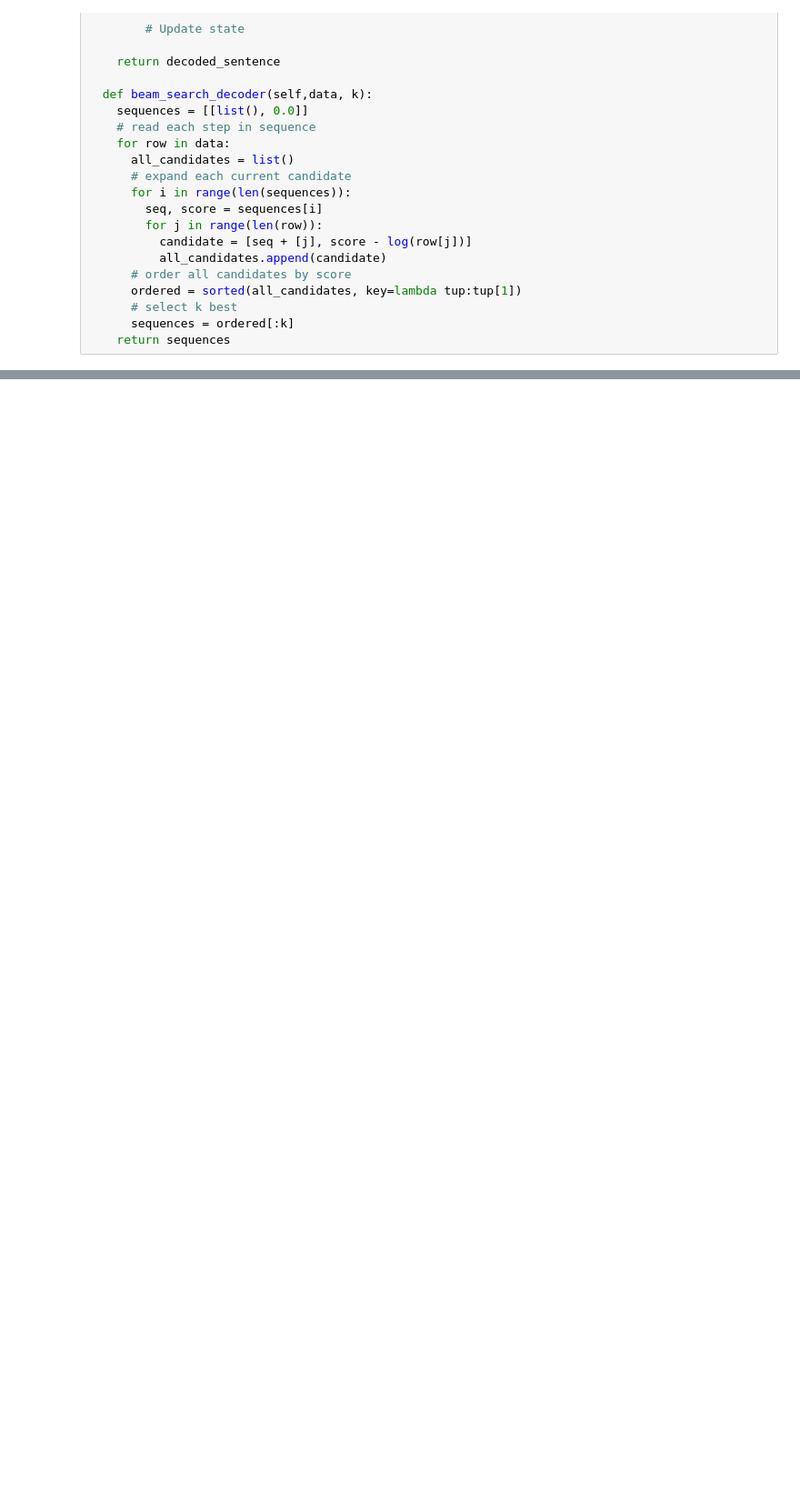
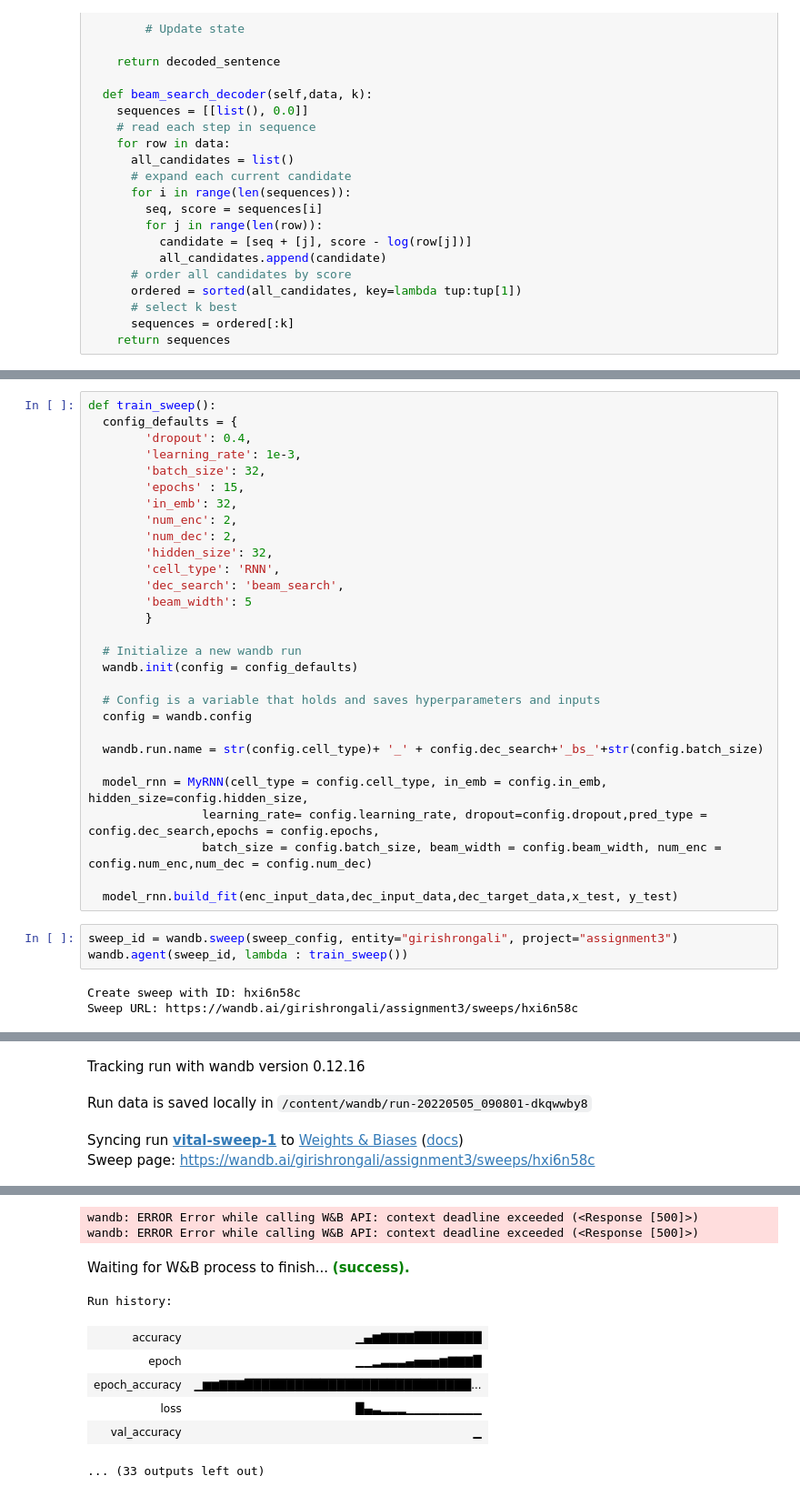
Before and after one commit to girish445ai/Recurrent_Neural_networks, a Jupyter notebook: Transliteration_without_attention_FINAL.ipynb, the cells around one changed output, grey strips where cells are left out. Shown at 91% size. Drawn from its saved outputs; the diff is of its cells as text; blank space fills up the shorter version.

Commit message:
Added Sweep

```diff
--- a/Transliteration_without_attention_FINAL.ipynb
+++ b/Transliteration_without_attention_FINAL.ipynb
@@ -541,0 +595,35 @@ class MyRNN(object):
+# %%
+def train_sweep():
+  config_defaults = {
+        'dropout': 0.4,
+        'learning_rate': 1e-3,
+        'batch_size': 32,
+        'epochs' : 15,
+        'in_emb': 32,
+        'num_enc': 2,
+        'num_dec': 2,
+        'hidden_size': 32,
+        'cell_type': 'RNN',
+        'dec_search': 'beam_search',
+        'beam_width': 5
+        }
+
+  # Initialize a new wandb run
+  wandb.init(config = config_defaults)
+
+  # Config is a variable that holds and saves hyperparameters and inputs
+  config = wandb.config
+
+  wandb.run.name = str(config.cell_type)+ '_' + config.dec_search+'_bs_'+str(config.batch_size)
+
+  model_rnn = MyRNN(cell_type = config.cell_type, in_emb = config.in_emb, hidden_size=config.hidden_size,
+                learning_rate= config.learning_rate, dropout=config.dropout,pred_type = config.dec_search,epochs = config.epochs,
+                batch_size = config.batch_size, beam_width = config.beam_width, num_enc = config.num_enc,num_dec = config.num_dec)
+
+  model_rnn.build_fit(enc_input_data,dec_input_data,dec_target_data,x_test, y_test)
+# %%
+sweep_id = wandb.sweep(sweep_config, entity="girishrongali", project="assignment3")
+wandb.agent(sweep_id, lambda : train_sweep())
+# %% [output]
+Create sweep with ID: hxi6n58c
+Sweep URL: https://wandb.ai/girishrongali/assignment3/sweeps/hxi6n58c
@@ -541,0 +642,4 @@ class MyRNN(object):
+Tracking run with wandb version 0.12.16
+Run data is saved locally in /content/wandb/run-20220505_090801-dkqwwby8
+Syncing run vital-sweep-1 to Weights & Biases (docs)
+Sweep page: https://wandb.ai/girishrongali/assignment3/sweeps/hxi6n58c
@@ -541,0 +681,10 @@ class MyRNN(object):
+wandb: ERROR Error while calling W&B API: context deadline exceeded (<Response [500]>)
+wandb: ERROR Error while calling W&B API: context deadline exceeded (<Response [500]>)
+Waiting for W&B process to finish... (success).
+Run history:
+| accuracy | ▁▄▆▇▇▇▇████████ |
+| epoch | ▁▁▂▃▃▃▄▅▅▅▆▇▇▇█ |
+| epoch_accuracy | ▁▆▆▇▇▇███████████████████████████... |
+| loss | █▄▃▂▂▂▁▁▁▁▁▁▁▁▁ |
+| val_accuracy | ▁ |
+... (33 outputs left out)
```
Also changed, not shown: parts of 8 cells of this notebook.
